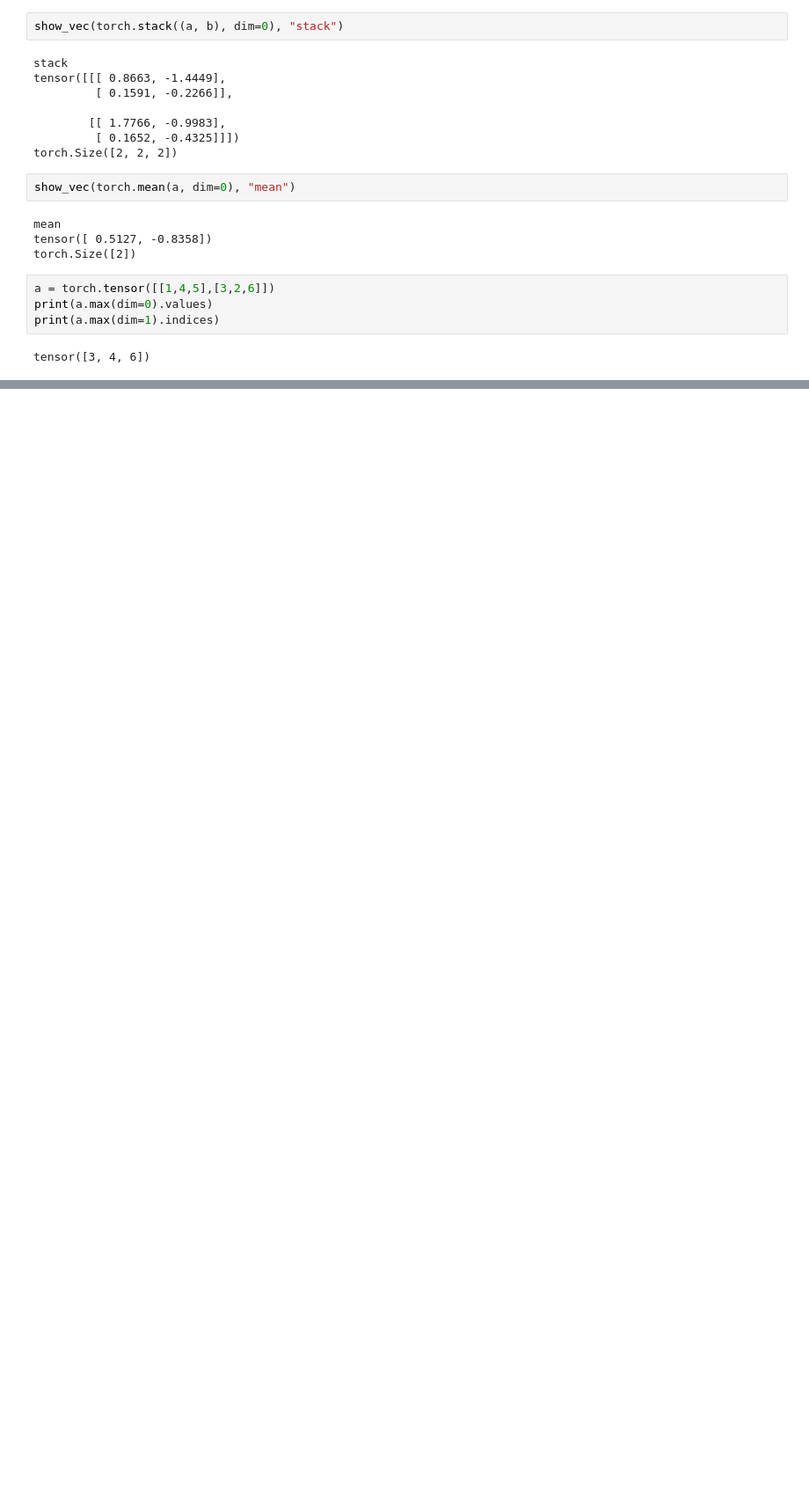
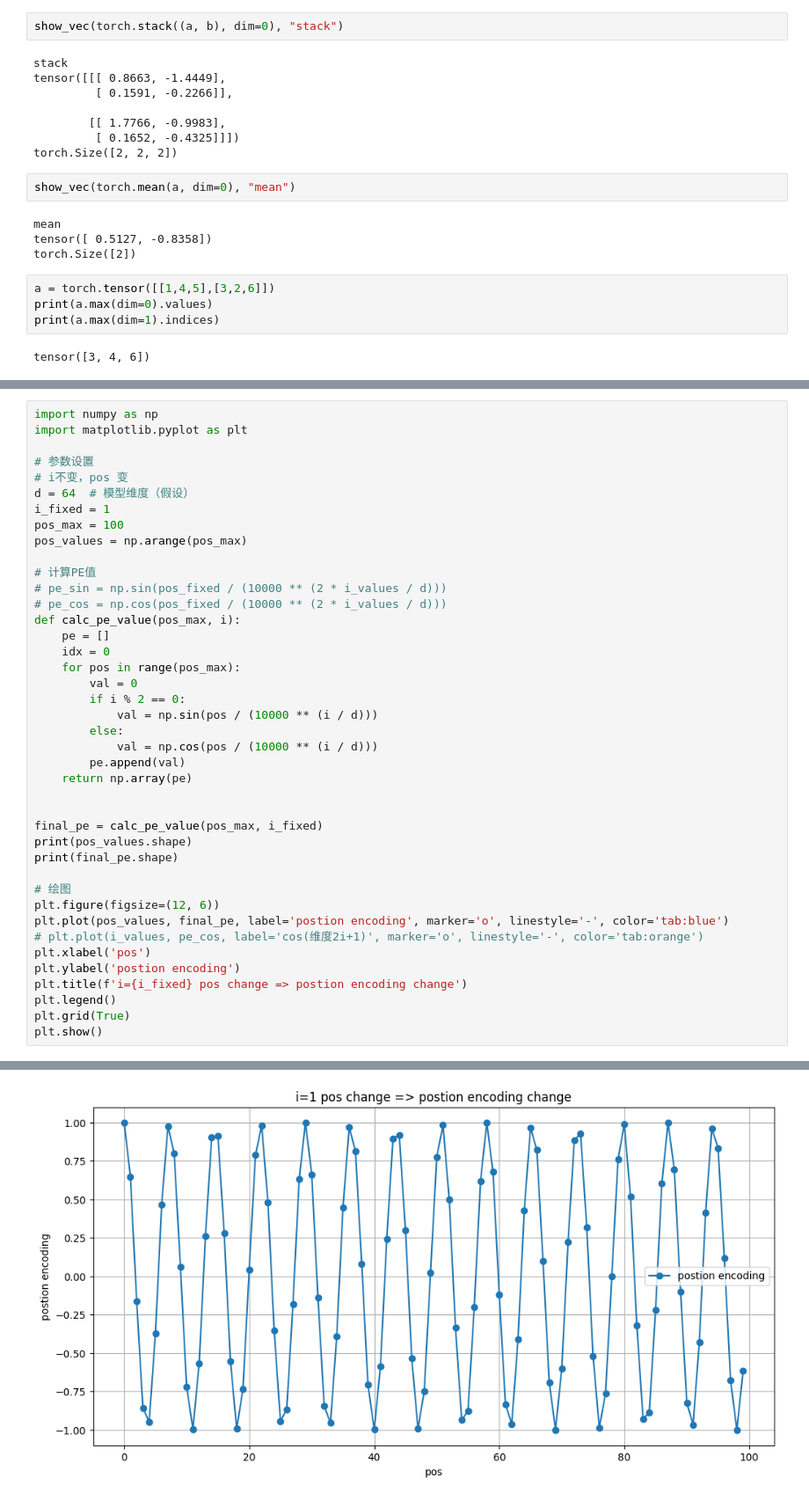
Before and after one commit to Draymonders/bing-agent, a Jupyter notebook: src/nlp/torch_base.ipynb, the cells around one changed output, grey strips where cells are left out. Shown at 88% size. Drawn from its saved outputs; the diff is of its cells as text; blank space fills up the shorter version.

```diff
--- a/src/nlp/torch_base.ipynb
+++ b/src/nlp/torch_base.ipynb
@@ -50,0 +172,42 @@ tensor([2, 2])
+# %%
+import numpy as np
+import matplotlib.pyplot as plt
+
+# 参数设置
+# i不变，pos 变
+d = 64  # 模型维度（假设）
+i_fixed = 1
+pos_max = 100
+pos_values = np.arange(pos_max)
+
+# 计算PE值
+# pe_sin = np.sin(pos_fixed / (10000 ** (2 * i_values / d)))
+# pe_cos = np.cos(pos_fixed / (10000 ** (2 * i_values / d)))
+def calc_pe_value(pos_max, i):
+    pe = []
+    idx = 0
+    for pos in range(pos_max):
+        val = 0
+        if i % 2 == 0:
+            val = np.sin(pos / (10000 ** (i / d)))
+        else:
+            val = np.cos(pos / (10000 ** (i / d)))
+        pe.append(val)
+    return np.array(pe)
+
+
+final_pe = calc_pe_value(pos_max, i_fixed)
+print(pos_values.shape)
+print(final_pe.shape)
+
+# 绘图
+plt.figure(figsize=(12, 6))
+plt.plot(pos_values, final_pe, label='postion encoding', marker='o', linestyle='-', color='tab:blue')
+# plt.plot(i_values, pe_cos, label='cos(维度2i+1)', marker='o', linestyle='-', color='tab:orange')
+plt.xlabel('pos')
+plt.ylabel('postion encoding')
+plt.title(f'i={i_fixed} pos change => postion encoding change')
+plt.legend()
+plt.grid(True)
+plt.show()
+# %% [output]
@@ -50,0 +216 @@ tensor([2, 2])
+[figure, added]
```
Also changed, not shown: parts of 14 cells of this notebook, 7 other files.
